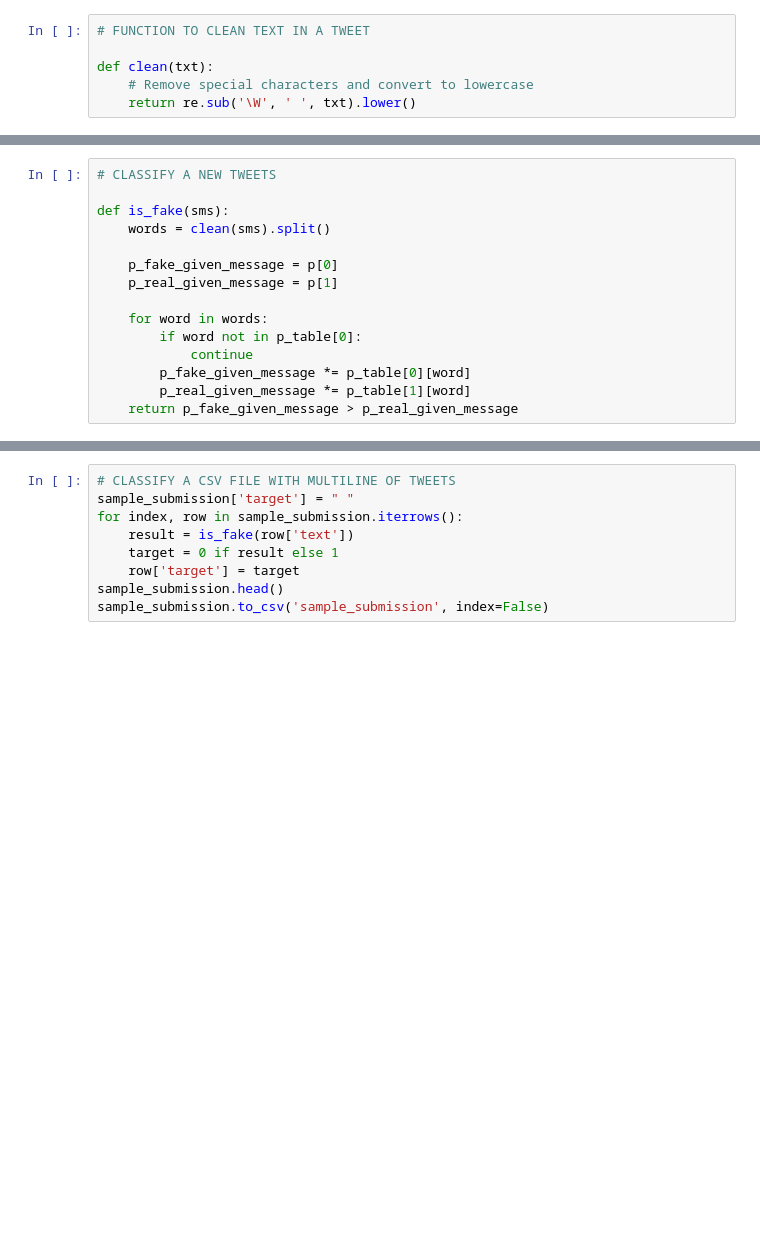
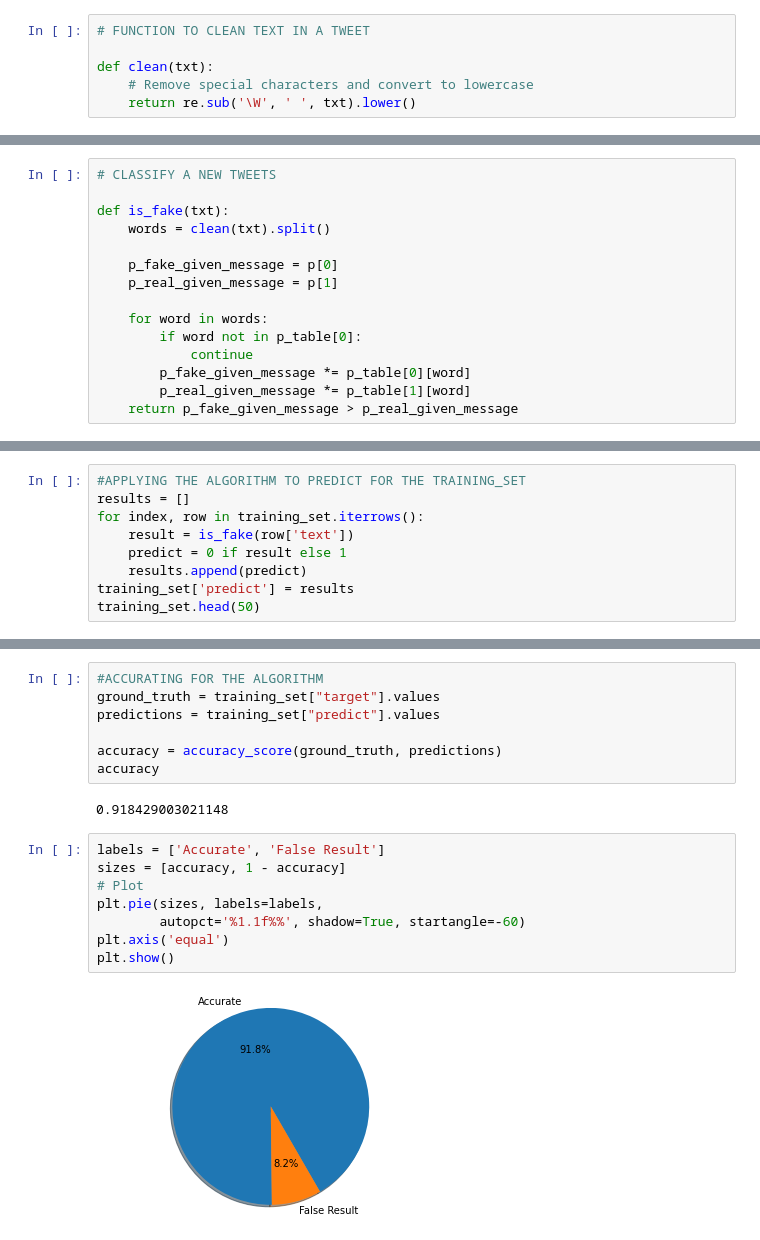
Before and after one commit to minhbachdl3004/naive-bayes-tweets-disaster-classify, a Jupyter notebook: Disaster Tweets MultinomialNB.ipynb, the cells around one changed output, grey strips where cells are left out. Saved outputs shown, nothing was run; the diff lists cells and outputs as text; blank space fills up the shorter version.

```diff
--- a/Disaster Tweets MultinomialNB.ipynb
+++ b/Disaster Tweets MultinomialNB.ipynb
@@ -119,8 +133,8 @@ p_table.head()
 # %%
 # CLASSIFY A NEW TWEETS
 
-def is_fake(sms):
-    words = clean(sms).split()
+def is_fake(txt):
+    words = clean(txt).split()
 
     p_fake_given_message = p[0]
     p_real_given_message = p[1]
@@ -182,0 +148,9 @@ sample_submission.head()
+# %%
+#APPLYING THE ALGORITHM TO PREDICT FOR THE TRAINING_SET
+results = []
+for index, row in training_set.iterrows():
+    result = is_fake(row['text'])
+    predict = 0 if result else 1
+    results.append(predict)
+training_set['predict'] = results
+training_set.head(50)
@@ -183,9 +175,19 @@ sample_submission.head()
+# %%
+#ACCURATING FOR THE ALGORITHM
+ground_truth = training_set["target"].values
+predictions = training_set["predict"].values
+
+accuracy = accuracy_score(ground_truth, predictions)
+accuracy
+# %% [output]
+0.918429003021148
 # %%
-# CLASSIFY A CSV FILE WITH MULTILINE OF TWEETS
-sample_submission['target'] = " "
-for index, row in sample_submission.iterrows():
-    result = is_fake(row['text'])
-    target = 0 if result else 1
-    row['target'] = target
-sample_submission.head()
-sample_submission.to_csv('sample_submission', index=False)
+labels = ['Accurate', 'False Result']
+sizes = [accuracy, 1 - accuracy]
+# Plot
+plt.pie(sizes, labels=labels,
+        autopct='%1.1f%%', shadow=True, startangle=-60)
+plt.axis('equal')
+plt.show()
+# %% [output]
+[figure, added]
```
Also changed, not shown: parts of 14 cells of this notebook, 7 other files.
